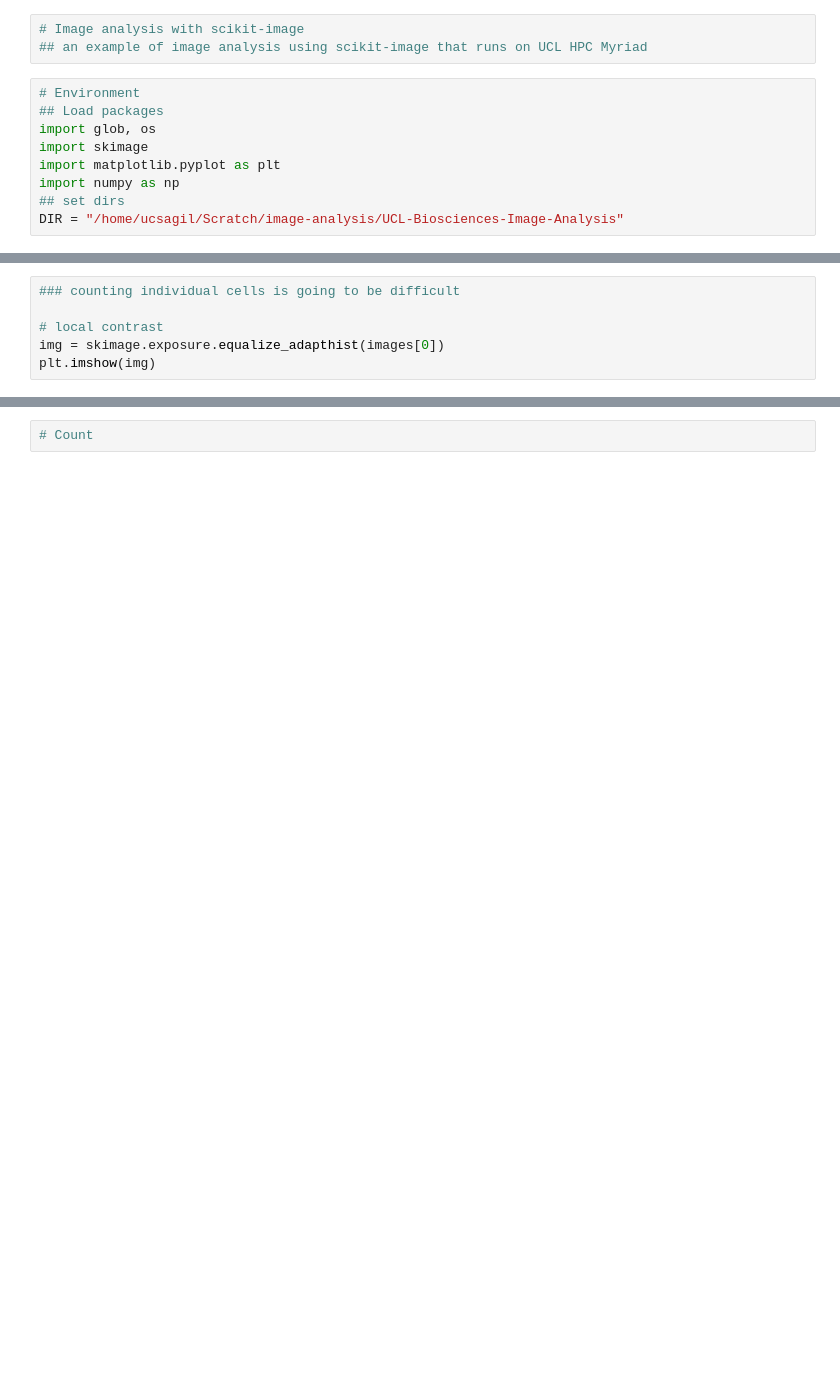
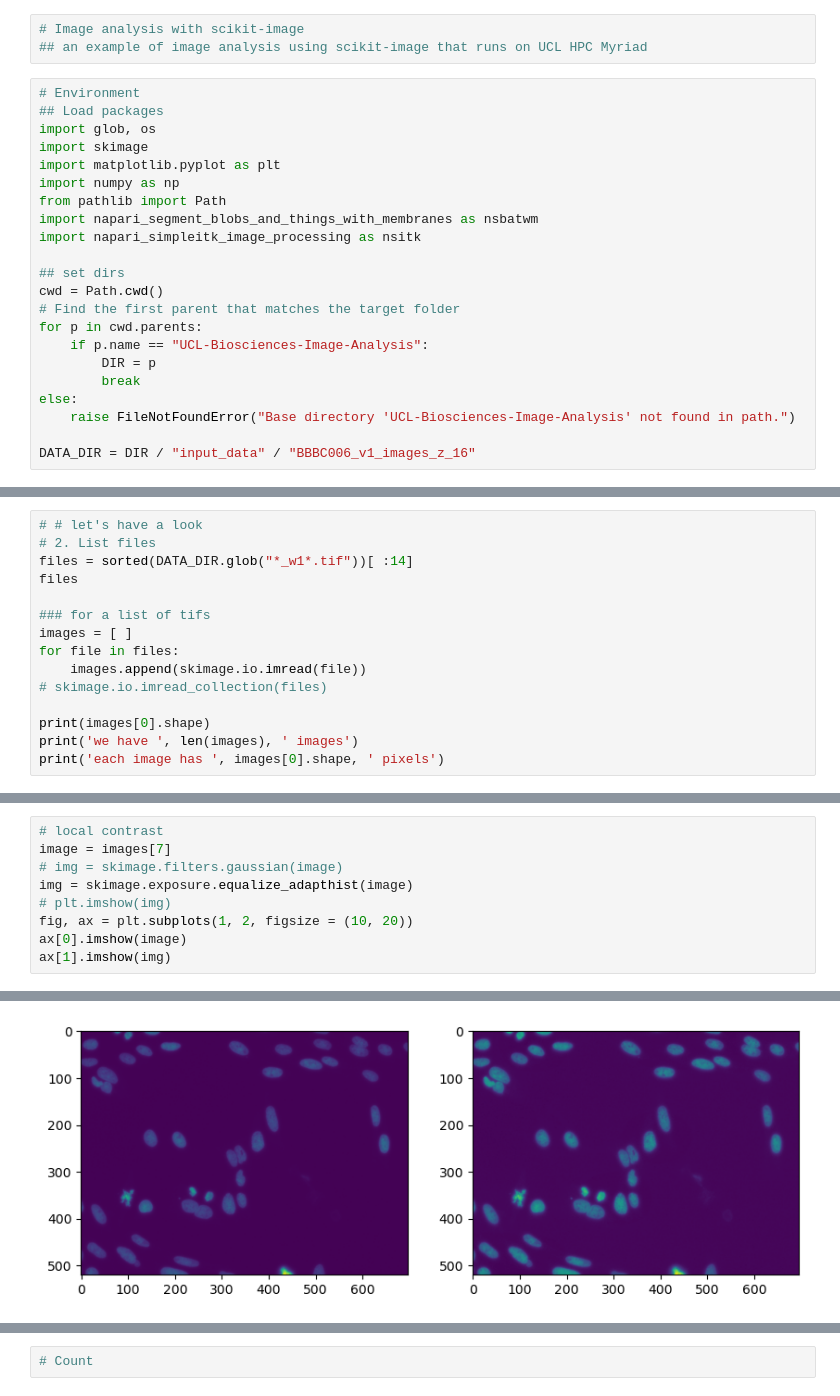
Before and after one commit to UCL-Biosciences/UCL-Biosciences-Image-Analysis, a Jupyter notebook: analysis_scikit_image/notebooks/scikit_image_analysis.ipynb, the cells around one changed output, grey strips where cells are left out. Cells and saved outputs as stored; diff of their text form; blank space fills up the shorter version.

Commit message:
notebook - basic IA with sk image and similar. i.e. not ML trained models.

```diff
--- a/analysis_scikit_image/notebooks/scikit_image_analysis.ipynb
+++ b/analysis_scikit_image/notebooks/scikit_image_analysis.ipynb
@@ -8,5 +8,18 @@ import glob, os
 import skimage
 import matplotlib.pyplot as plt
 import numpy as np
+from pathlib import Path
+import napari_segment_blobs_and_things_with_membranes as nsbatwm
+import napari_simpleitk_image_processing as nsitk
+
 ## set dirs
-DIR = "/home/ucsagil/Scratch/image-analysis/UCL-Biosciences-Image-Analysis"
+cwd = Path.cwd()
+# Find the first parent that matches the target folder
+for p in cwd.parents:
+    if p.name == "UCL-Biosciences-Image-Analysis":
+        DIR = p
+        break
+else:
+    raise FileNotFoundError("Base directory 'UCL-Biosciences-Image-Analysis' not found in path.")
+
+DATA_DIR = DIR / "input_data" / "BBBC006_v1_images_z_16"
@@ -34,0 +26,15 @@ print('each image has ', images[0].shape, ' pixels')
+# %%
+# # let's have a look
+# 2. List files
+files = sorted(DATA_DIR.glob("*_w1*.tif"))[ :14]
+files
+
+### for a list of tifs
+images = [ ]
+for file in files:
+    images.append(skimage.io.imread(file))
+# skimage.io.imread_collection(files)
+
+print(images[0].shape)
+print('we have ', len(images), ' images')
+print('each image has ', images[0].shape, ' pixels')
@@ -43,6 +56,10 @@ ax[3].imshow(images[13])
 # %%
-### counting individual cells is going to be difficult
-
 # local contrast
-img = skimage.exposure.equalize_adapthist(images[0])
-plt.imshow(img)
+image = images[7]
+# img = skimage.filters.gaussian(image)
+img = skimage.exposure.equalize_adapthist(image)
+# plt.imshow(img)
+fig, ax = plt.subplots(1, 2, figsize = (10, 20))
+ax[0].imshow(image)
+ax[1].imshow(img)
+# %% [output]
@@ -49,2 +67,3 @@ plt.imshow(img)
+[figure, added]
 # %%
 ### background correction
```
Also changed, not shown: parts of 8 cells of this notebook.
